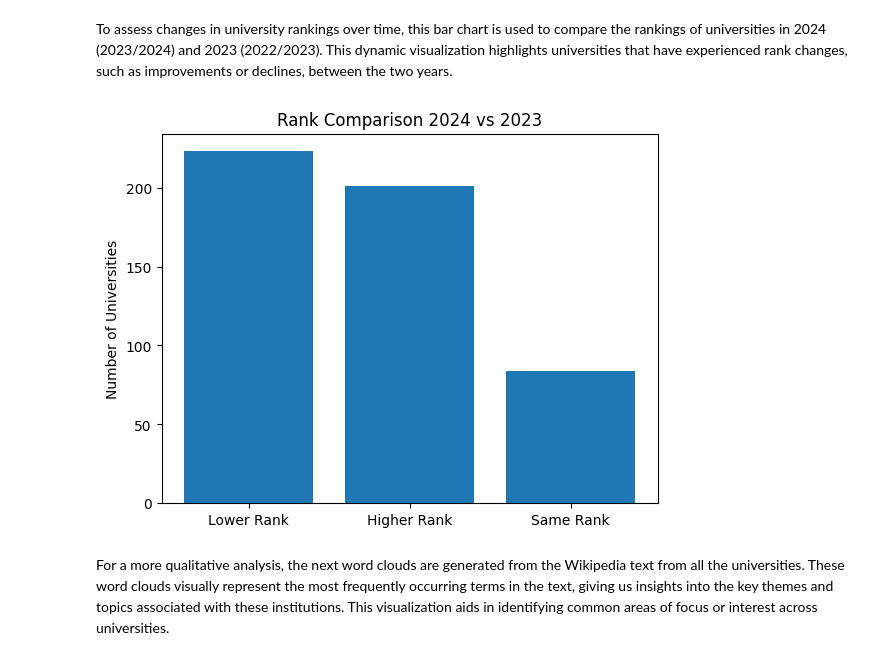
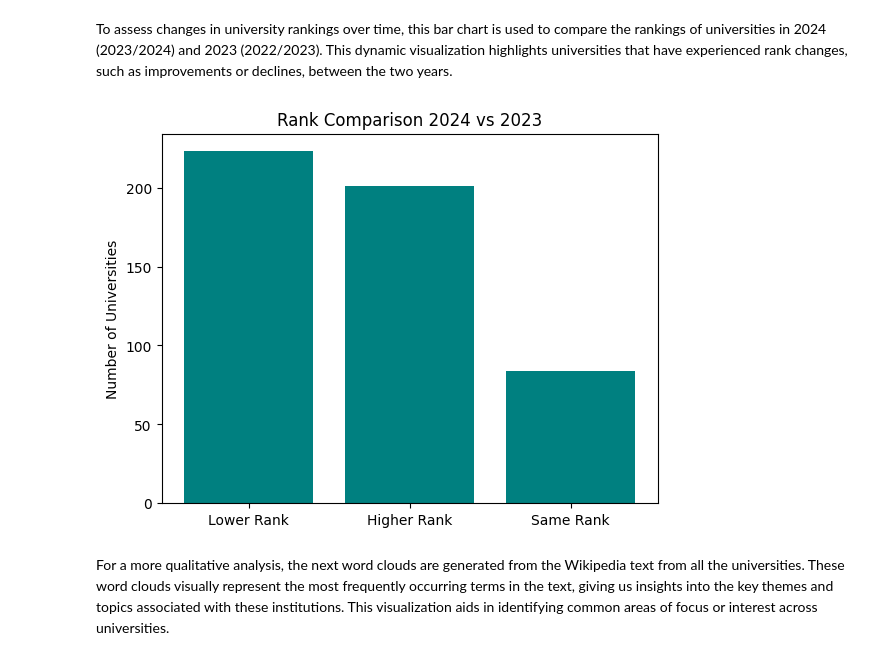
Before and after one commit to ikirovska/PRI-project, a Jupyter notebook: scripts/main.ipynb, the cells around one changed output. Cells and saved outputs as stored; diff of their text form; code cells hidden in the pictures.

Commit message:
Images uploaded & Notebook Updated

```diff
--- a/scripts/main.ipynb
+++ b/scripts/main.ipynb
@@ -518,34 +504,38 @@ def clean_and_format_rank(rank_value):
             # If it's in the format 'X-Y', take only 'X'
             rank_value = rank_value.split('-')[0]
         return int(rank_value)
     elif np.isnan(rank_value):
         return None  # Set NaN values to None (null)
     else:
         return int(rank_value)
 
 # Apply the clean_and_format_rank function to the '2024 RANK' and '2023 RANK' columns
 df['2024 RANK'] = df['2024 RANK'].apply(clean_and_format_rank)
 df['2023 RANK'] = df['2023 RANK'].apply(clean_and_format_rank)
 
 # Save the cleaned DataFrame back to a CSV file
 df.to_csv("01_Universities_ranking_filtered_cleaned.csv", index=False)
 
 # Plot Rank Comparison 2024 vs 2023
 import matplotlib.pyplot as plt
 
 df['Rank Category'] = pd.cut(df['2024 RANK'] - df['2023 RANK'],
                              bins=[float('-inf'), -1, 1, float('inf')],
                              labels=["Lower Rank", "Same Rank", "Higher Rank"])  # Updated labels
 
 rank_counts = df['Rank Category'].value_counts()
 
-plt.bar(rank_counts.index, rank_counts.values)
+colors = ['teal', 'teal', 'teal']
+
+plt.bar(rank_counts.index, rank_counts.values, color=colors)
 
 plt.ylabel('Number of Universities')
 plt.title('Rank Comparison 2024 vs 2023')
 
+plt.savefig("../img/rank_comparison_plot.png")
+
 plt.show()
 # %% [output]
-[figure, old version]
+[figure, new version]
 # %% [markdown]
 For a more qualitative analysis, the next word clouds are generated from the Wikipedia text from all the universities. These word clouds visually represent the most frequently occurring terms in the text, giving us insights into the key themes and topics associated with these institutions. This visualization aids in identifying common areas of focus or interest across universities.
```
Also changed, not shown: parts of 3 cells of this notebook, 2 other files.
